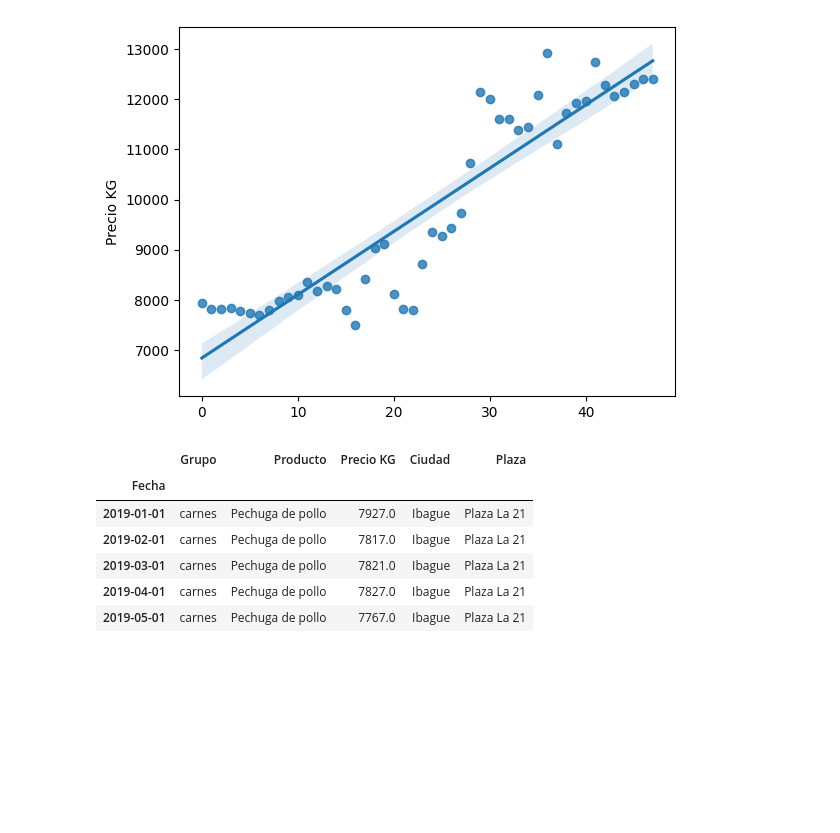
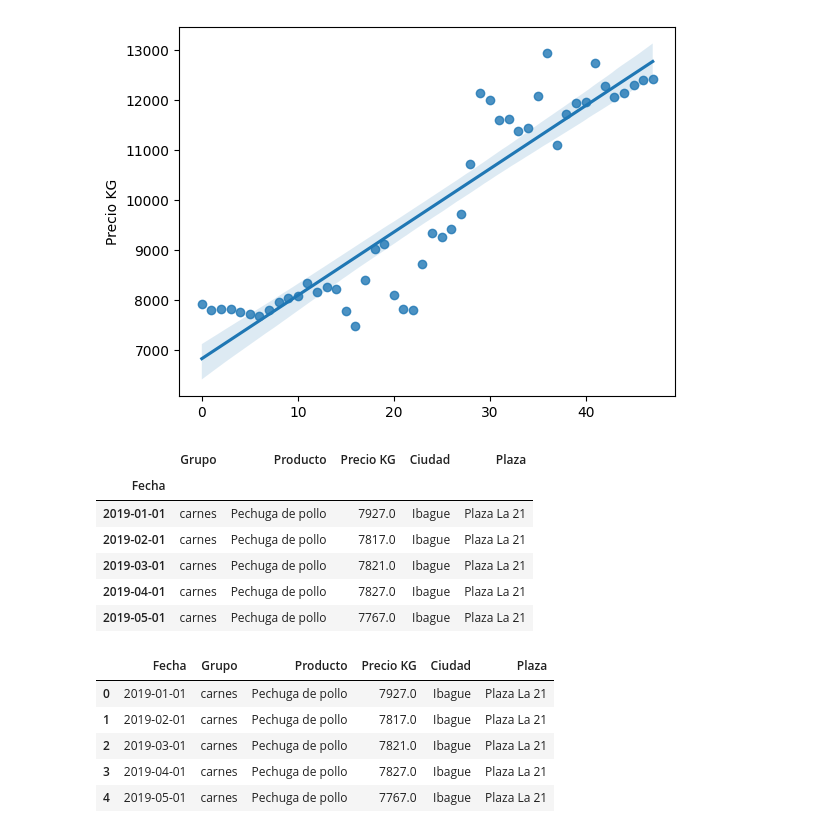
Before and after one commit to RioDeMilo/RETAIL-PRICES-COLOMBIA, a Jupyter notebook: IPC1823.ipynb, the cells around one changed output. Saved outputs shown, nothing was run; the diff lists cells and outputs as text; code cells hidden in the pictures; blank space fills up the shorter version.

```diff
--- a/IPC1823.ipynb
+++ b/IPC1823.ipynb
@@ -572,3 +592,12 @@ dfpc.head()
 | 2019-03-01 | carnes | Pechuga de pollo | 7821.0 | Ibague | Plaza La 21 |
 | 2019-04-01 | carnes | Pechuga de pollo | 7827.0 | Ibague | Plaza La 21 |
 | 2019-05-01 | carnes | Pechuga de pollo | 7767.0 | Ibague | Plaza La 21 |
+# %%
+dflin.head()
+# %% [output]
+|  | Fecha | Grupo | Producto | Precio KG | Ciudad | Plaza |
+| 0 | 2019-01-01 | carnes | Pechuga de pollo | 7927.0 | Ibague | Plaza La 21 |
+| 1 | 2019-02-01 | carnes | Pechuga de pollo | 7817.0 | Ibague | Plaza La 21 |
+| 2 | 2019-03-01 | carnes | Pechuga de pollo | 7821.0 | Ibague | Plaza La 21 |
+| 3 | 2019-04-01 | carnes | Pechuga de pollo | 7827.0 | Ibague | Plaza La 21 |
+| 4 | 2019-05-01 | carnes | Pechuga de pollo | 7767.0 | Ibague | Plaza La 21 |
```
Also changed, not shown: parts of 12 cells of this notebook.
